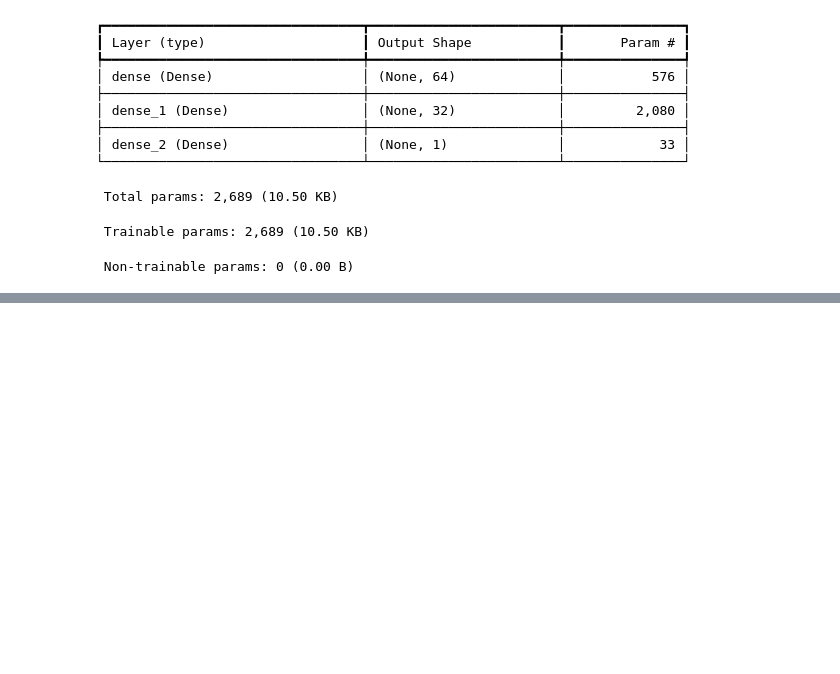
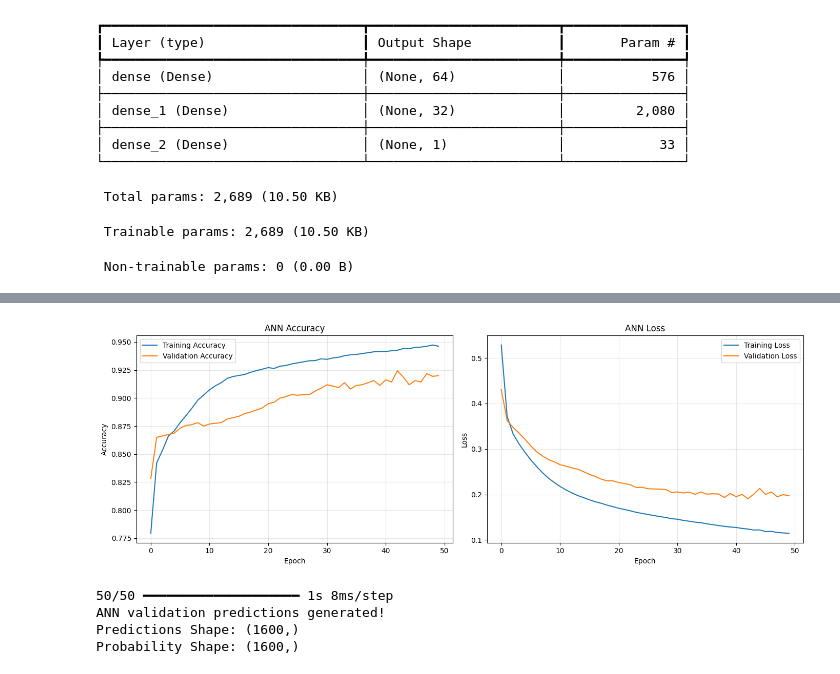
Before and after one commit to rameshworkmail111-stack/Intelligent-Predictive-Maintenance-Machine-Failure-Risk-Management, a Jupyter notebook: VALLE_RAMESH_Intelligent Predictive Maintenance_Machine Failure Risk Management.ipynb, the cells around one changed output, grey strips where cells are left out. Cells and saved outputs as stored; diff of their text form; code cells hidden in the pictures; blank space fills up the shorter version.

```diff
--- a/VALLE_RAMESH_Intelligent Predictive Maintenance_Machine Failure Risk Management.ipynb
+++ b/VALLE_RAMESH_Intelligent Predictive Maintenance_Machine Failure Risk Management.ipynb
@@ -1366,0 +1816,12 @@ Random Forest demonstrates stronger overall discrimination and precision than Lo
+# %%
+# Purpose: Identify the threshold with the highest validation F1-score.
+
+best_threshold_results = (
+    threshold_df.loc[
+        threshold_df.groupby("Model")["F1-Score"].idxmax()
+    ]
+    .sort_values("F1-Score", ascending=False)
+    .reset_index(drop=True)
+)
+
+display(best_threshold_results.round(4))
@@ -1406,0 +2011,44 @@ Model: "sequential"
+# %%
+# Purpose: Visualize ANN training and validation performance across epochs.
+
+fig, axes = plt.subplots(1, 2, figsize=(14, 5))
+
+# Accuracy
+axes[0].plot(history.history["accuracy"], label="Training Accuracy")
+axes[0].plot(history.history["val_accuracy"], label="Validation Accuracy")
+axes[0].set_title("ANN Accuracy")
+axes[0].set_xlabel("Epoch")
+axes[0].set_ylabel("Accuracy")
+axes[0].legend()
+axes[0].grid(alpha=0.3)
+
+# Loss
+axes[1].plot(history.history["loss"], label="Training Loss")
+axes[1].plot(history.history["val_loss"], label="Validation Loss")
+axes[1].set_title("ANN Loss")
+axes[1].set_xlabel("Epoch")
+axes[1].set_ylabel("Loss")
+axes[1].legend()
+axes[1].grid(alpha=0.3)
+
+plt.tight_layout()
+plt.show()
+# %% [output]
+[figure, added]
+# %%
+# Purpose: Generate ANN predictions and failure probabilities on validation data.
+
+y_ann_val_prob = ann_model.predict(
+    X_val_processed
+).ravel()
+
+y_ann_val_pred = (y_ann_val_prob >= 0.5).astype(int)
+
+print("ANN validation predictions generated!")
+print("Predictions Shape:", y_ann_val_pred.shape)
+print("Probability Shape:", y_ann_val_prob.shape)
+# %% [output]
+50/50 ━━━━━━━━━━━━━━━━━━━━ 1s 8ms/step
+ANN validation predictions generated!
+Predictions Shape: (1600,)
+Probability Shape: (1600,)
```
Also changed, not shown: parts of 62 cells of this notebook.
